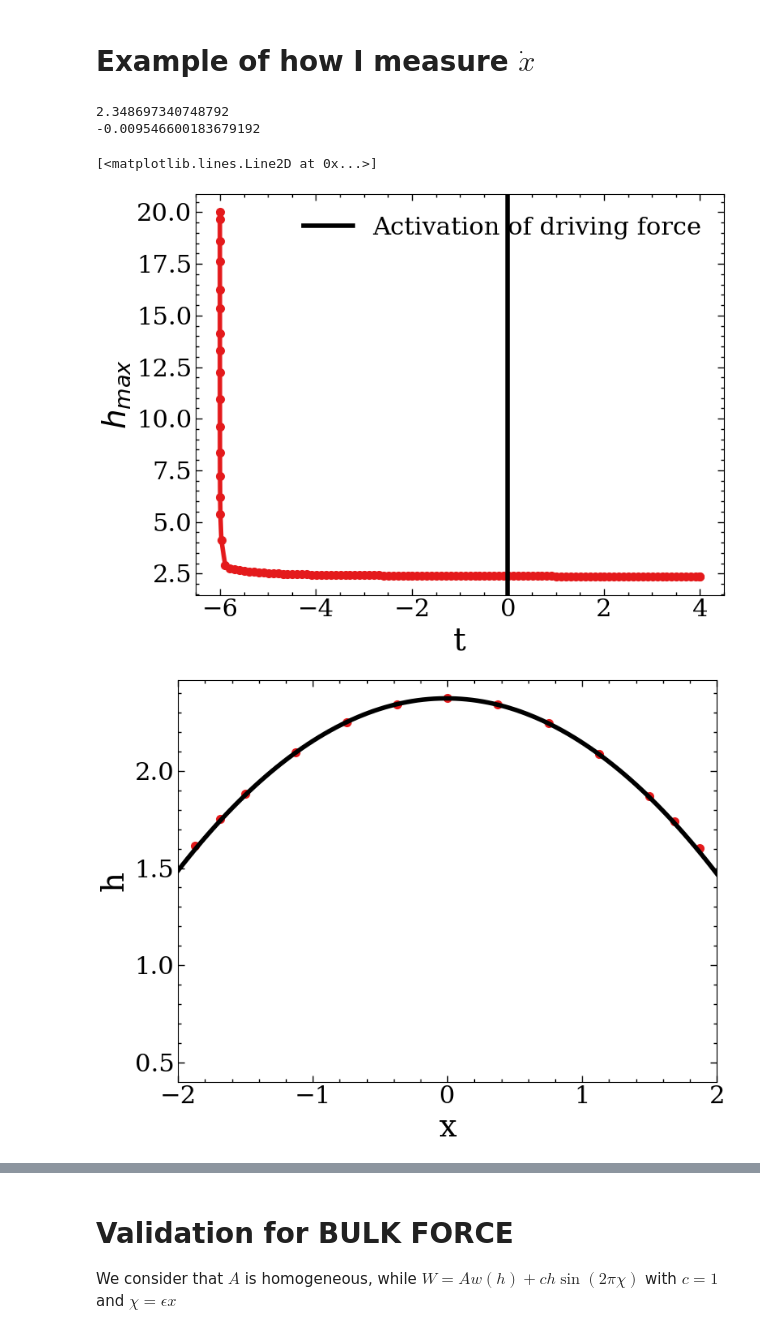
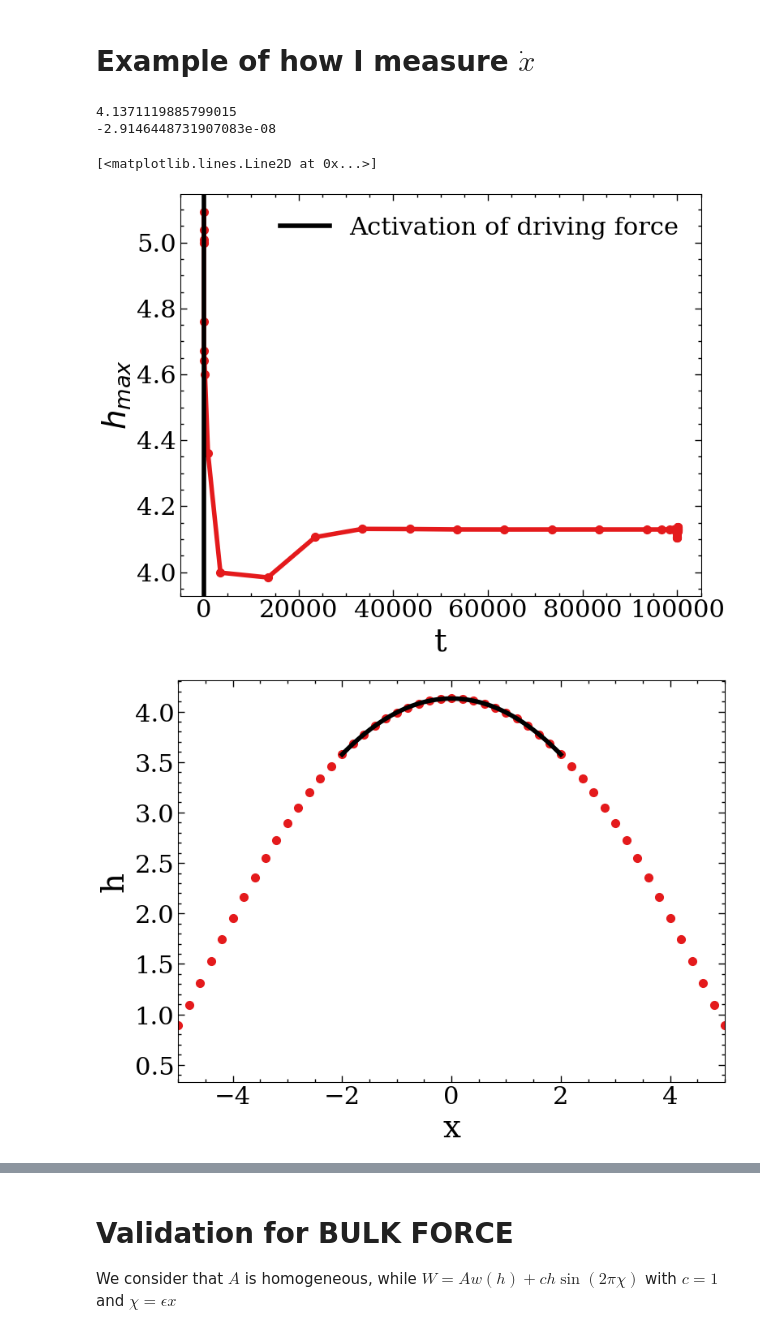
Before and after one commit to suanno/drop-dynamics, a Jupyter notebook: 2D analysis/pbc_validation.ipynb, the cells around one changed output, grey strips where cells are left out. Drawn from its saved outputs; the diff is of its cells as text; code cells hidden in the pictures.

```diff
--- a/2D analysis/pbc_validation.ipynb
+++ b/2D analysis/pbc_validation.ipynb
@@ -113,8 +113,8 @@ def analyze_simulation(directory):
 # Example of how I measure $\dot{x}$
 # %%
 ha=0.5
-eps=0.001
-hc=20
+eps=0.0125
+hc=5
 # Read hmax(t)
 res=analyze_simulation(f"pbc_hcenter_{hc:g}_c=1_eps={eps:g}/domain")
 hmax_ = res[-1,2]
@@ -135,7 +135,7 @@ plt.xlabel('x')
 plt.ylabel('h')
 print(hmax_)
 # Read x, y, h, p
-filename = f"pbc_hcenter_{hc:g}_c=1_eps={eps:g}/domain/domain_000083.txt"   # t = 8
+filename = f"pbc_hcenter_{hc:g}_c=1_eps={eps:g}/domain/domain_000015.txt"   # t = 8
 data = np.loadtxt(filename, comments="#")
 
 x = data[:, 0]
@@ -149,41 +149,41 @@ sort_indices = np.argsort(x)
 x = x[sort_indices]
 h = h[sort_indices]
 plt.plot(x,h,'.')  # To see if points are enough for parabolic fit
-plt.xlim(-2,2)
+plt.xlim(-5,5)
 # Location of maximum h
 i = np.argmax(h)
 xmax = x[i]
 hmax = h[i]
 npoints = 5  # Number of points to use for quadratic fit
 # Select npoints centered as much as possible around the maximum
 half = npoints // 2
 i0 = max(0, i - half)
 i1 = min(len(x), i0 + npoints)
 # Correct for boundary cases
 i0 = max(0, i1 - npoints)
 xx = x[i0:i1]
 yy = h[i0:i1]
 # Fit quadratic: y = a*x^2 + b*x + c
 a, b, c = np.polyfit(xx, yy, 2)
 p = np.poly1d([a, b, c])
 plt.plot(np.linspace(-2,2,100), p(np.linspace(-2,2,100)), 'r-',color='black')  # Plot the fitted parabola
 xmax = -b / (2 * a)
 print(xmax)
 
 ### Fit of xdot
 plt.figure()
 plt.ylabel('$x_{max}$')
 plt.xlabel('t')
-xx = np.array(res[-25:,1])
-tt = np.array(res[-25:,0])
+xx = np.array(res[-10:,1])
+tt = np.array(res[-10:,0])
 c = np.polyfit(tt,xx,deg=1)
 p = np.poly1d(c)
 plt.plot(tt,xx,'.')
 plt.plot(tt,p(tt),'r-',color='black')  # Plot the fitted line
 #plt.plot(res[:,0],res[:,1])
 # %% [output]
-2.348697340748792
--0.009546600183679192
+4.1371119885799015
+-2.9146448731907083e-08
 [<matplotlib.lines.Line2D at 0x...>]
-[figure, old version]
+[figure, new version]
-[figure, old version]
+[figure, new version]
```
Also changed, not shown: parts of 3 cells of this notebook, 8 other files.
